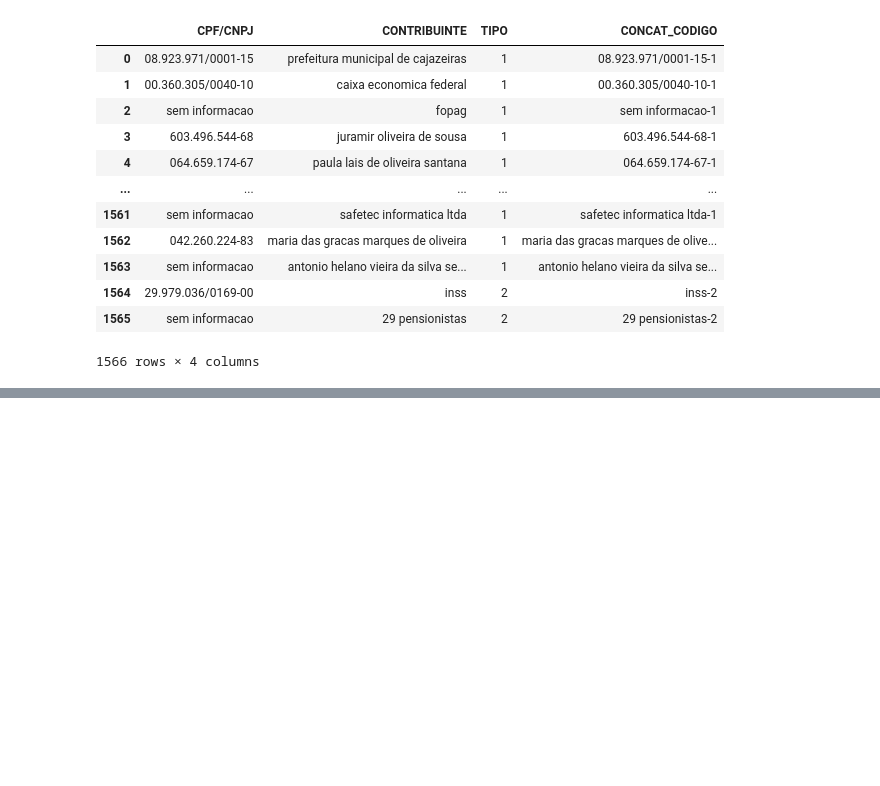
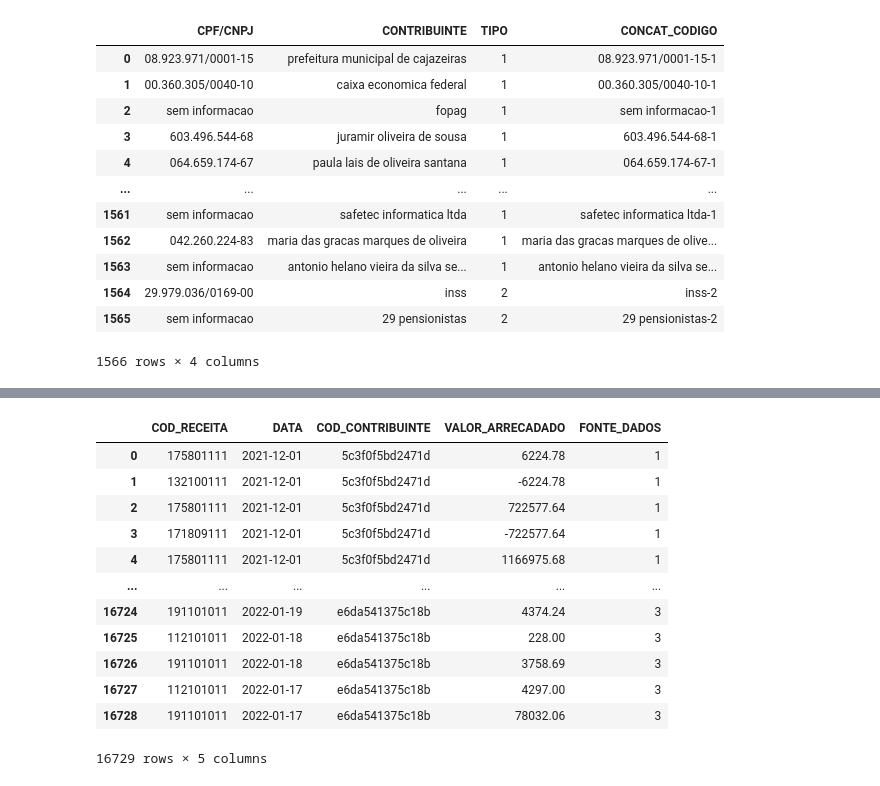
Before and after one commit to AllysonAbreu/dw_contas_publicas_2022, a Jupyter notebook: TCC2/dados/03_dados_carga/tratamento_receitas_carga.ipynb, the cells around one changed output, grey strips where cells are left out. Saved outputs shown, nothing was run; the diff lists cells and outputs as text; code cells hidden in the pictures; blank space fills up the shorter version.

```diff
--- a/TCC2/dados/03_dados_carga/carga_dim_contribuinte.ipynb
+++ b/TCC2/dados/03_dados_carga/tratamento_receitas_carga.ipynb
@@ -559,0 +642,22 @@ with open('dados_contribuintes.csv', 'w', encoding='utf-8', newline='') as f:
+# %%
+df_dados_2022=pd.merge(df_dados_completos_tratados_2022, df_contribuinte_codigo, on='CONCAT_CODIGO', how='left')
+df_dados_completos_2022 = pd.DataFrame(df_dados_2022[['CODIGO_x','DATA','VALOR ARRECADADO','TIPO','CODIGO_y']])
+df_dados_completos_2022.rename({'CODIGO_x':'COD_RECEITA','TIPO':'FONTE_DADOS','CODIGO_y':'COD_CONTRIBUINTE','VALOR ARRECADADO':'VALOR_ARRECADADO'}, axis=1, inplace=True)
+df_dados_completos_2022 = df_dados_completos_2022.reindex(['COD_RECEITA','DATA','COD_CONTRIBUINTE','VALOR_ARRECADADO','FONTE_DADOS'], axis=1)
+df_dados_completos_2022['DATA'] = pd.to_datetime(df_dados_completos_2022['DATA'], format='%d/%m/%Y')
+
+df_dados_completos_2022
+# %% [output]
+|  | COD_RECEITA | DATA | COD_CONTRIBUINTE | VALOR_ARRECADADO | FONTE_DADOS |
+| 0 | 175801111 | 2021-12-01 | 5c3f0f5bd2471d | 6224.78 | 1 |
+| 1 | 132100111 | 2021-12-01 | 5c3f0f5bd2471d | -6224.78 | 1 |
+| 2 | 175801111 | 2021-12-01 | 5c3f0f5bd2471d | 722577.64 | 1 |
+| 3 | 171809111 | 2021-12-01 | 5c3f0f5bd2471d | -722577.64 | 1 |
+| 4 | 175801111 | 2021-12-01 | 5c3f0f5bd2471d | 1166975.68 | 1 |
+| ... | ... | ... | ... | ... | ... |
+| 16724 | 191101011 | 2022-01-19 | e6da541375c18b | 4374.24 | 3 |
+| 16725 | 112101011 | 2022-01-18 | e6da541375c18b | 228.00 | 3 |
+| 16726 | 191101011 | 2022-01-18 | e6da541375c18b | 3758.69 | 3 |
+| 16727 | 112101011 | 2022-01-17 | e6da541375c18b | 4297.00 | 3 |
+| 16728 | 191101011 | 2022-01-17 | e6da541375c18b | 78032.06 | 3 |
+16729 rows × 5 columns
```
Also changed, not shown: parts of 13 cells of this notebook, 14 other files.
